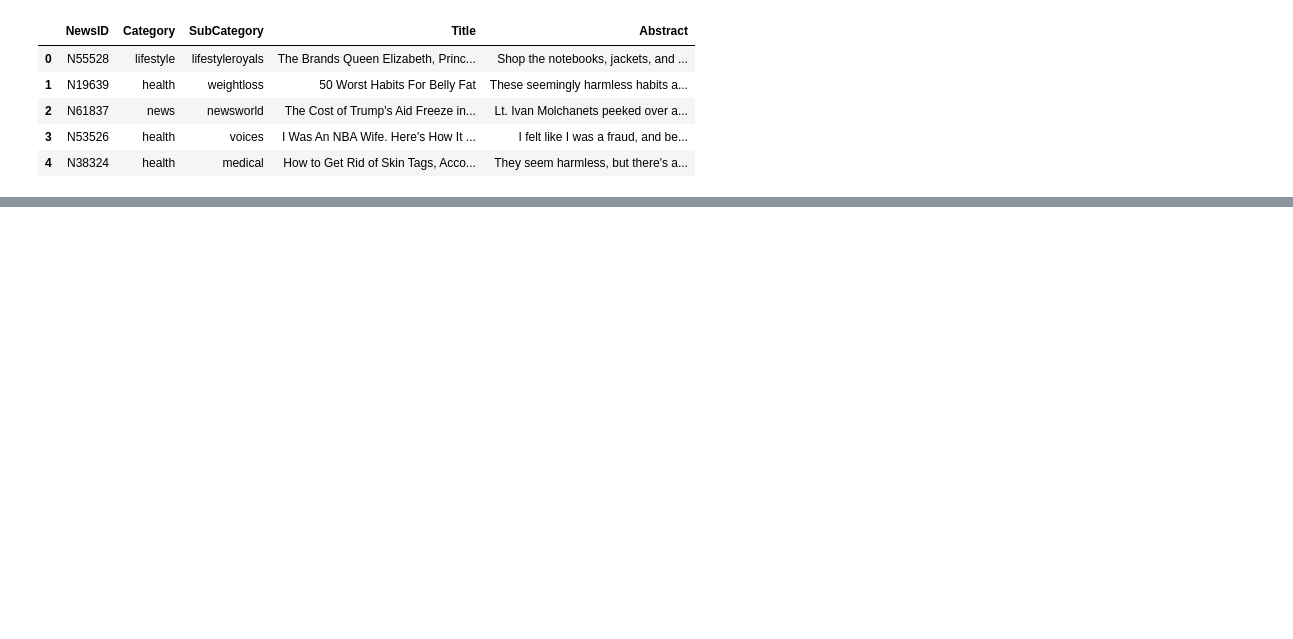
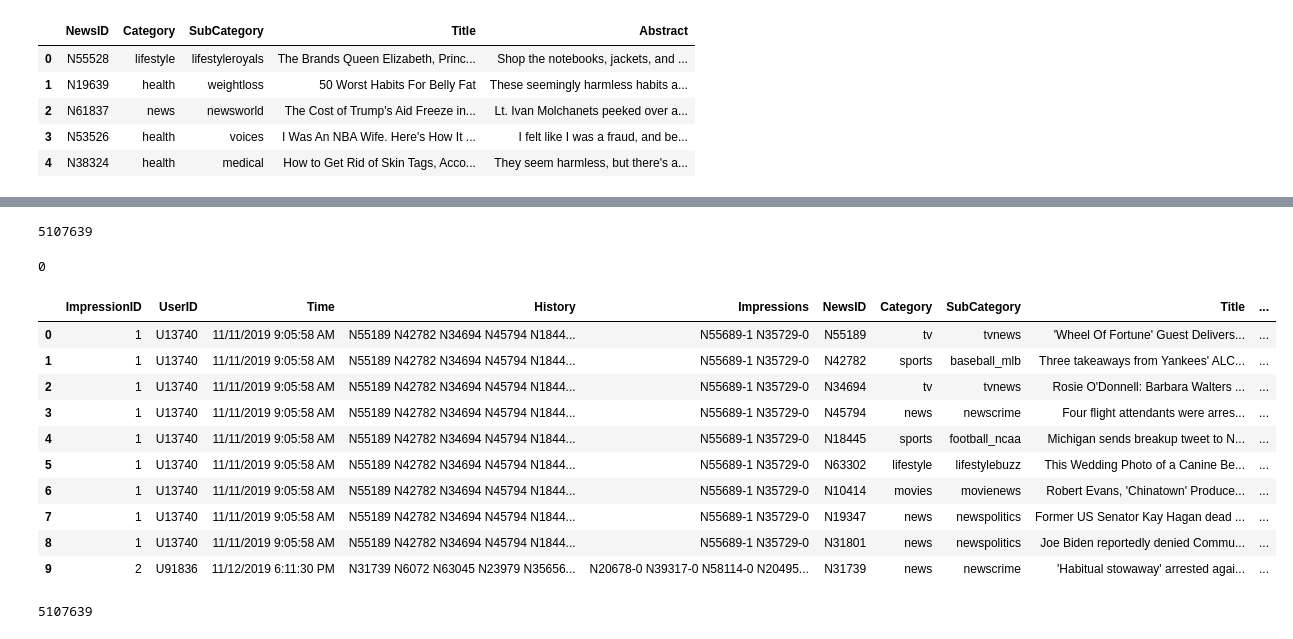
Before and after one commit to deepthiab/NewsRec, a Jupyter notebook: NewsEmbed.ipynb, the cells around one changed output, grey strips where cells are left out. Drawn from its saved outputs; the diff is of its cells as text; code cells hidden in the pictures; blank space fills up the shorter version.

```diff
--- a/NewsEmbed.ipynb
+++ b/NewsEmbed.ipynb
@@ -143,0 +159,5 @@ for r in reco.matches:
+# %%
+file_name = "MINDsmall_train/behaviors.tsv"
+file_path =  os.path.join(cwd, file_name)
+behavior_df = pd.read_csv(file_path, sep='\t',header=None, names=['ImpressionID', 'UserID', 'Time', 'History' , 'Impressions' ])
+behavior_df.head()
@@ -143,0 +207,2 @@ for r in reco.matches:
+# %%
+behavior_df = behavior_df.dropna(subset=['History'])
@@ -143,0 +217,3 @@ for r in reco.matches:
+# %%
+#split NewsID in history into separate rows :
+split_history_df = behavior_df['History'].str.split(' ', expand=True).stack().reset_index(level=1, drop=True).reset_index(name='NewsID')
@@ -143,0 +229,3 @@ for r in reco.matches:
+# %%
+expanded_df = behavior_df.merge(split_history_df, left_index=True, right_on='index').drop(columns=['index'])
+expanded_df.head(10)
@@ -143,0 +244,27 @@ for r in reco.matches:
+# %%
+len(expanded_df)
+# %% [output]
+5107639
+# %%
+expanded_df['History'].isna().sum()
+# %% [output]
+0
+# %%
+df_merged = pd.merge(expanded_df, news_df, on='NewsID', how='left')
+df_merged.head(10)
+# %% [output]
+|  | ImpressionID | UserID | Time | History | Impressions | NewsID | Category | SubCategory | Title | ... |
+| 0 | 1 | U13740 | 11/11/2019 9:05:58 AM | N55189 N42782 N34694 N45794 N1844... | N55689-1 N35729-0 | N55189 | tv | tvnews | 'Wheel Of Fortune' Guest Delivers... | ... |
+| 1 | 1 | U13740 | 11/11/2019 9:05:58 AM | N55189 N42782 N34694 N45794 N1844... | N55689-1 N35729-0 | N42782 | sports | baseball_mlb | Three takeaways from Yankees' ALC... | ... |
+| 2 | 1 | U13740 | 11/11/2019 9:05:58 AM | N55189 N42782 N34694 N45794 N1844... | N55689-1 N35729-0 | N34694 | tv | tvnews | Rosie O'Donnell: Barbara Walters ... | ... |
+| 3 | 1 | U13740 | 11/11/2019 9:05:58 AM | N55189 N42782 N34694 N45794 N1844... | N55689-1 N35729-0 | N45794 | news | newscrime | Four flight attendants were arres... | ... |
+| 4 | 1 | U13740 | 11/11/2019 9:05:58 AM | N55189 N42782 N34694 N45794 N1844... | N55689-1 N35729-0 | N18445 | sports | football_ncaa | Michigan sends breakup tweet to N... | ... |
+| 5 | 1 | U13740 | 11/11/2019 9:05:58 AM | N55189 N42782 N34694 N45794 N1844... | N55689-1 N35729-0 | N63302 | lifestyle | lifestylebuzz | This Wedding Photo of a Canine Be... | ... |
+| 6 | 1 | U13740 | 11/11/2019 9:05:58 AM | N55189 N42782 N34694 N45794 N1844... | N55689-1 N35729-0 | N10414 | movies | movienews | Robert Evans, 'Chinatown' Produce... | ... |
+| 7 | 1 | U13740 | 11/11/2019 9:05:58 AM | N55189 N42782 N34694 N45794 N1844... | N55689-1 N35729-0 | N19347 | news | newspolitics | Former US Senator Kay Hagan dead ... | ... |
+| 8 | 1 | U13740 | 11/11/2019 9:05:58 AM | N55189 N42782 N34694 N45794 N1844... | N55689-1 N35729-0 | N31801 | news | newspolitics | Joe Biden reportedly denied Commu... | ... |
+| 9 | 2 | U91836 | 11/12/2019 6:11:30 PM | N31739 N6072 N63045 N23979 N35656... | N20678-0 N39317-0 N58114-0 N20495... | N31739 | news | newscrime | 'Habitual stowaway' arrested agai... | ... |
+# %%
+len(df_merged)
+# %% [output]
+5107639
```
Also changed, not shown: parts of 28 cells of this notebook.
